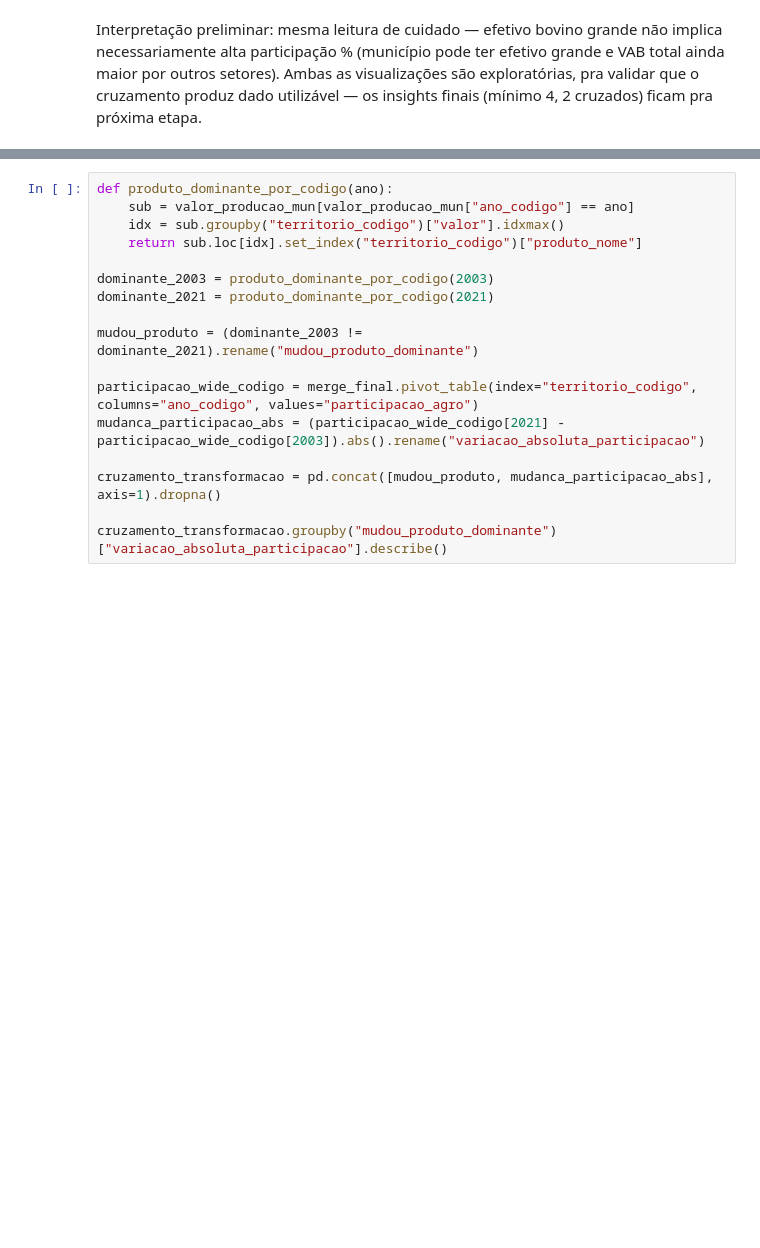
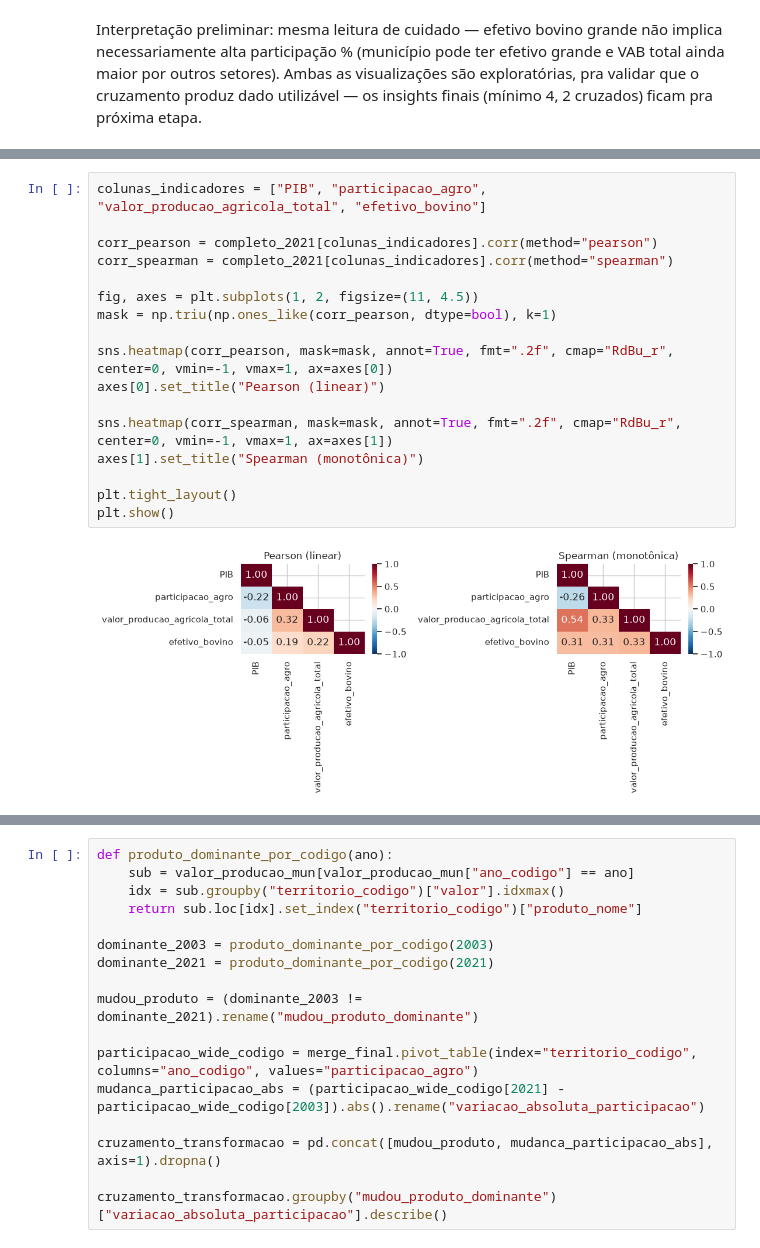
Before and after one commit to andradebyte/projeto-ciencia-de-dados-unifor, a Jupyter notebook: notebooks/integracao.ipynb, the cells around one changed output, grey strips where cells are left out. Cells and saved outputs as stored; diff of their text form; blank space fills up the shorter version.

```diff
--- a/notebooks/integracao.ipynb
+++ b/notebooks/integracao.ipynb
@@ -69,0 +74,19 @@ Interpretação preliminar: mesma leitura de cuidado — efetivo bovino grande n
+# %%
+colunas_indicadores = ["PIB", "participacao_agro", "valor_producao_agricola_total", "efetivo_bovino"]
+
+corr_pearson = completo_2021[colunas_indicadores].corr(method="pearson")
+corr_spearman = completo_2021[colunas_indicadores].corr(method="spearman")
+
+fig, axes = plt.subplots(1, 2, figsize=(11, 4.5))
+mask = np.triu(np.ones_like(corr_pearson, dtype=bool), k=1)
+
+sns.heatmap(corr_pearson, mask=mask, annot=True, fmt=".2f", cmap="RdBu_r", center=0, vmin=-1, vmax=1, ax=axes[0])
+axes[0].set_title("Pearson (linear)")
+
+sns.heatmap(corr_spearman, mask=mask, annot=True, fmt=".2f", cmap="RdBu_r", center=0, vmin=-1, vmax=1, ax=axes[1])
+axes[1].set_title("Spearman (monotônica)")
+
+plt.tight_layout()
+plt.show()
+# %% [output]
+[figure, added]
```
Also changed, not shown: parts of 7 cells of this notebook, 7 other files.
